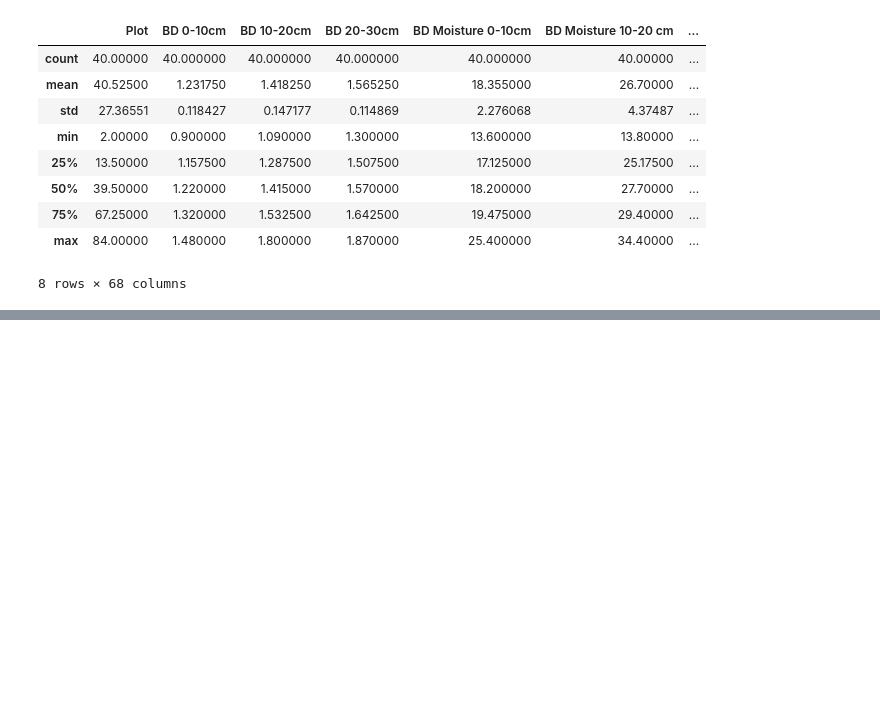
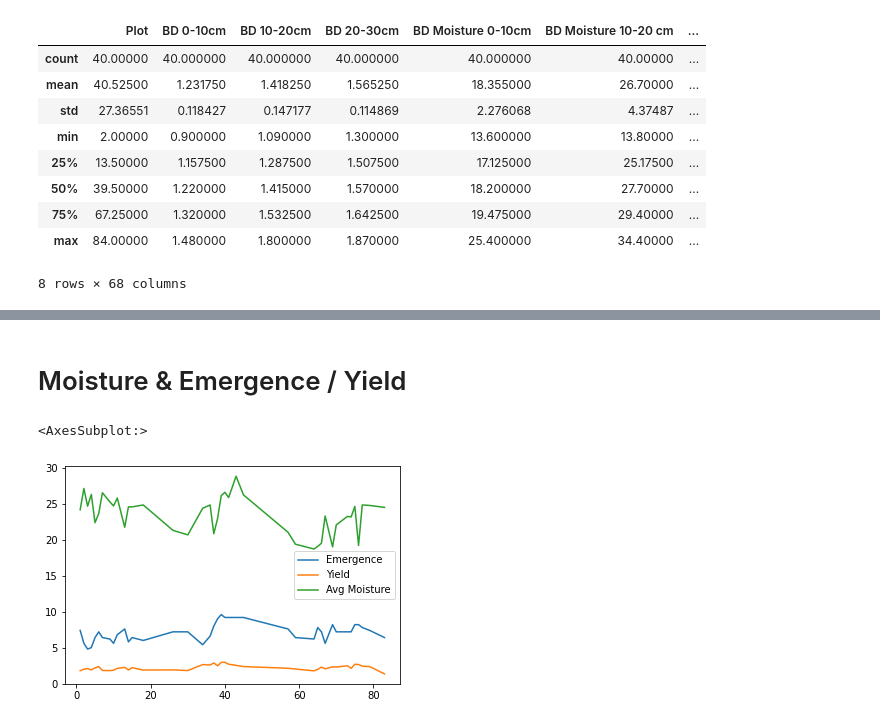
Before and after one commit to ciaranpflanagan/FYP, a Jupyter notebook: data_analysis.ipynb, the cells around one changed output, grey strips where cells are left out. Saved outputs shown, nothing was run; the diff lists cells and outputs as text; code cells hidden in the pictures; blank space fills up the shorter version.

```diff
--- a/data_analysis.ipynb
+++ b/data_analysis.ipynb
@@ -39,0 +70,16 @@ df_2021.describe()
+# %% [markdown]
+# Moisture & Emergence / Yield
+# %%
+average_moisture = df_2021[['BD Moisture 0-10cm', 'BD Moisture 10-20 cm', 'BD Moisture 20-30 cm']].mean(axis=1)
+
+d = {'Emergence' : df_2021['Emergence'],
+     'Yield' : df_2021['Combine Yield (t/ac)'],
+     'Avg Moisture' : average_moisture
+    }
+
+df = pd.DataFrame(d)
+
+df.plot()
+# %% [output]
+<AxesSubplot:>
+[figure, added]
```
Also changed, not shown: parts of 4 cells of this notebook, 1 other file.
